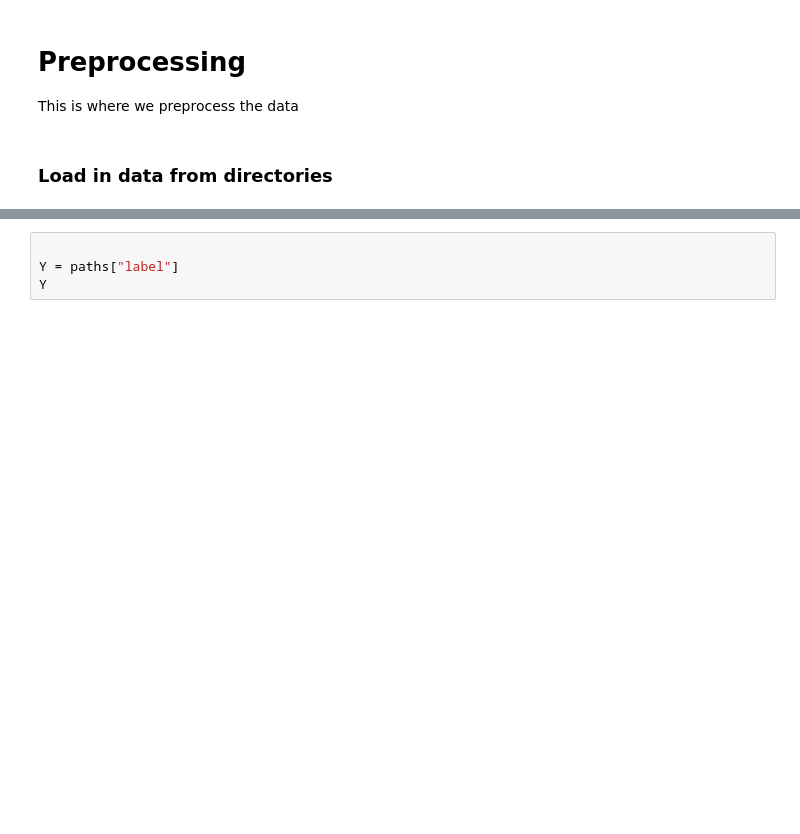
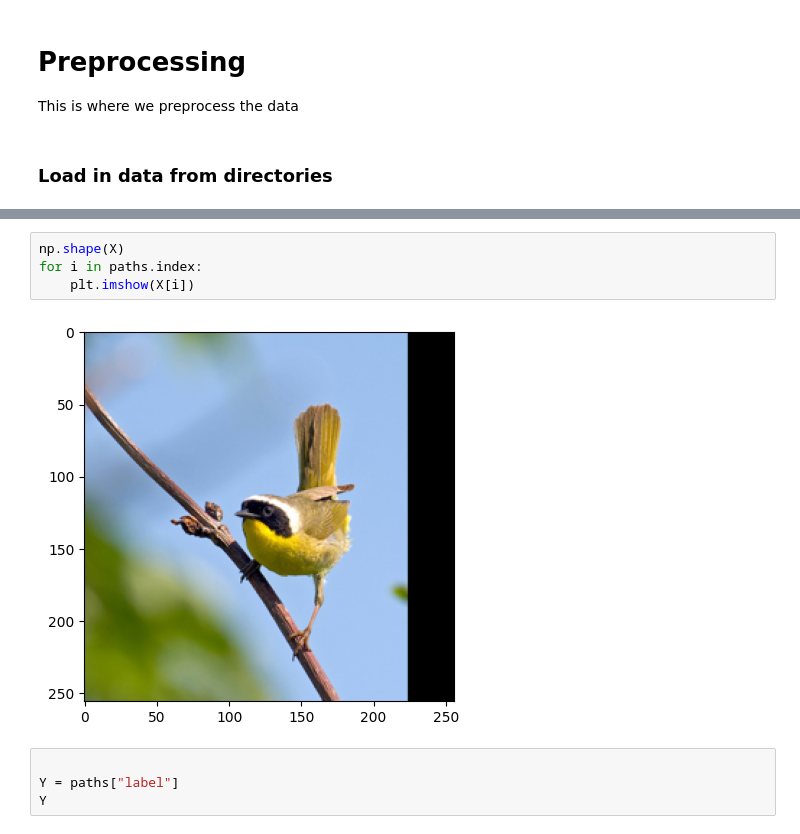
Before and after one commit to YasinKaryagdi/AppliedMLProject, a Jupyter notebook: aml-2025-feathers-in-focus/code.ipynb, the cells around one changed output, grey strips where cells are left out. Cells and saved outputs as stored; diff of their text form; blank space fills up the shorter version.

```diff
--- a/aml-2025-feathers-in-focus/code.ipynb
+++ b/aml-2025-feathers-in-focus/code.ipynb
@@ -24,3 +210,9 @@ for i in paths.index:
+# %%
+np.shape(X)
+for i in paths.index:
+    plt.imshow(X[i])
+# %% [output]
+[figure, added]
 # %%
 
 Y = paths["label"]
```
Also changed, not shown: parts of 7 cells of this notebook.
